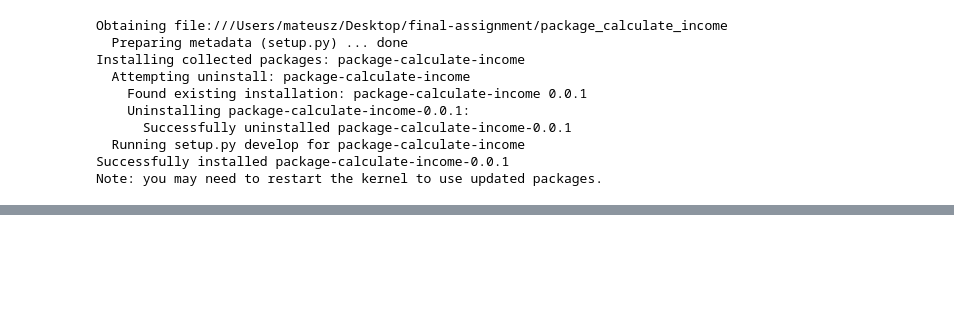
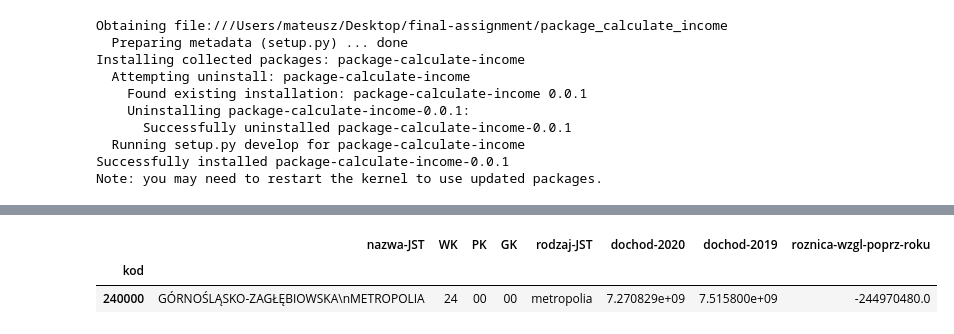
Before and after one commit to matthewmachnowski/final-assignment, a Jupyter notebook: script.ipynb, the cells around one changed output, grey strips where cells are left out. Cells and saved outputs as stored; diff of their text form; code cells hidden in the pictures; blank space fills up the shorter version.

```diff
--- a/script.ipynb
+++ b/script.ipynb
@@ -72,0 +71,6 @@ df_mnpp
+# %%
+df_metrop
+# %% [output]
+|  | nazwa-JST | WK | PK | GK | rodzaj-JST | dochod-2020 | dochod-2019 | roznica-wzgl-poprz-roku |
+| kod |  |  |  |  |  |  |  |  |
+| 240000 | GÓRNOŚLĄSKO-ZAGŁĘBIOWSKA\nMETROPOLIA | 24 | 00 | 00 | metropolia | 7.270829e+09 | 7.515800e+09 | -244970480.0 |
```
Also changed, not shown: parts of 13 cells of this notebook.
